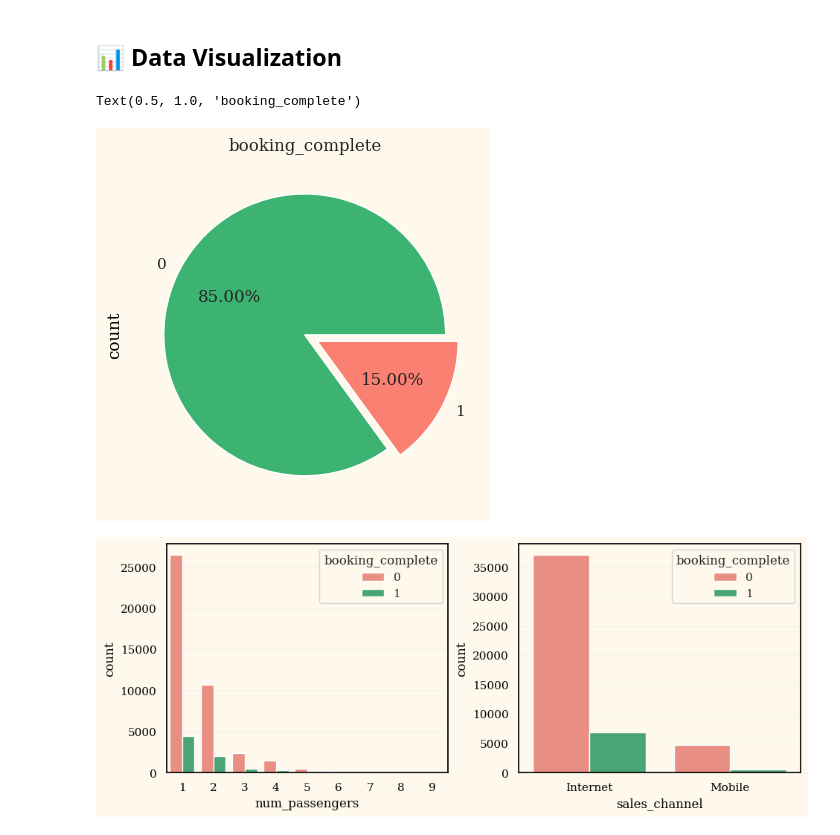
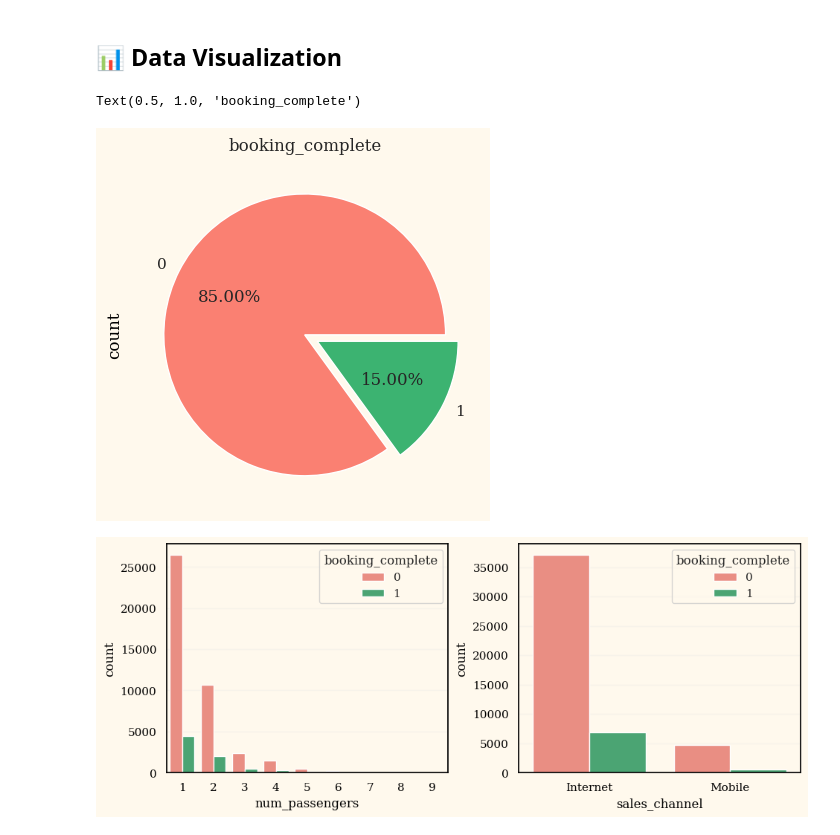
Before and after one commit to tiffanyadora/airline-booking-project, a Jupyter notebook: AirlineBooking.ipynb, the cells around one changed output. Saved outputs shown, nothing was run; the diff lists cells and outputs as text; code cells hidden in the pictures.

```diff
--- a/AirlineBooking.ipynb
+++ b/AirlineBooking.ipynb
@@ -135,12 +137,12 @@ palette5 = ['mediumseagreen','salmon']
 # %%
 # Pie chart for booking completion status
 plt.figure(figsize = (10,5))
 plt.subplot(1,2,1)
-df['booking_complete'].value_counts().plot(kind = 'pie', autopct = '%.2f%%', colors = palette5, explode = [0, 0.1])
+df['booking_complete'].value_counts().plot(kind = 'pie', autopct = '%.2f%%', colors = palette4, explode = [0, 0.1])
 plt.title('booking_complete')
 # %% [output]
 Text(0.5, 1.0, 'booking_complete')
-[figure, old version]
+[figure, new version]
 # %%
 # Distribution of 'num_passengers' and 'sales_channel'
 plt.figure(figsize = (11,4))
```
Also changed, not shown: parts of 6 cells of this notebook.
